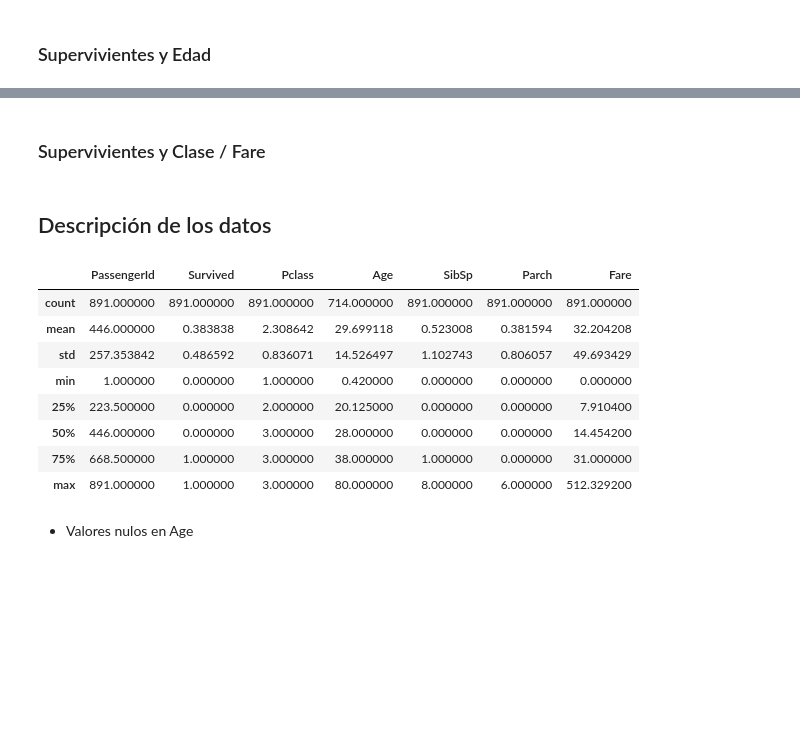
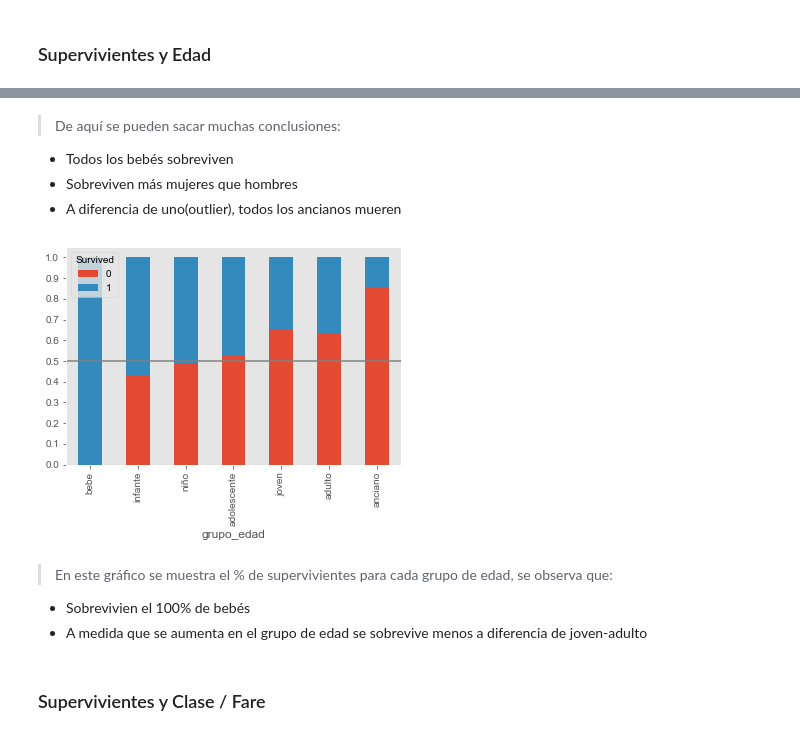
Before and after one commit to Aibloy/Portafolio, a Jupyter notebook: Titanic.ipynb, the cells around one changed output, grey strips where cells are left out. Drawn from its saved outputs; the diff is of its cells as text; code cells hidden in the pictures; blank space fills up the shorter version.

```diff
--- a/Titanic.ipynb
+++ b/Titanic.ipynb
@@ -194,18 +230,26 @@ Name: Sex, dtype: int64
+# %% [markdown]
+> De aquí se pueden sacar muchas conclusiones:
+- Todos los bebés sobreviven
+- Sobreviven más mujeres que hombres
+- A diferencia de uno(outlier), todos los ancianos mueren
+# %%
+def graph_categorical(serie_1, serie_2):
+    "Muestra un gráfico de barras stackeado con porcentajes"
+    ct = pd.crosstab(serie_1,serie_2,normalize=0)
+    ct.plot.bar(stacked=True)
+    plt.yticks(np.arange(0,1.1,0.1))
+    plt.axhline(y=0.5, color='grey', linestyle='-')
+    plt.style.use("ggplot")
+    sns.set_style("white")
+    plt.grid()
+    plt.show()
+
+graph_categorical(data.grupo_edad,data.Survived)
+# %% [output]
+[figure, added]
+# %% [markdown]
+> En este gráfico se muestra el % de supervivientes para cada grupo de edad, se observa que:
+- Sobrevivien el 100% de bebés
+- A medida que se aumenta en el grupo de edad se sobrevive menos a diferencia de joven-adulto
 # %% [markdown]
 ### Supervivientes y Clase / Fare
-# %% [markdown]
-## Descripción de los datos
-# %%
-df0.describe()
-# %% [output]
-|  | PassengerId | Survived | Pclass | Age | SibSp | Parch | Fare |
-| count | 891.000000 | 891.000000 | 891.000000 | 714.000000 | 891.000000 | 891.000000 | 891.000000 |
-| mean | 446.000000 | 0.383838 | 2.308642 | 29.699118 | 0.523008 | 0.381594 | 32.204208 |
-| std | 257.353842 | 0.486592 | 0.836071 | 14.526497 | 1.102743 | 0.806057 | 49.693429 |
-| min | 1.000000 | 0.000000 | 1.000000 | 0.420000 | 0.000000 | 0.000000 | 0.000000 |
-| 25% | 223.500000 | 0.000000 | 2.000000 | 20.125000 | 0.000000 | 0.000000 | 7.910400 |
-| 50% | 446.000000 | 0.000000 | 3.000000 | 28.000000 | 0.000000 | 0.000000 | 14.454200 |
-| 75% | 668.500000 | 1.000000 | 3.000000 | 38.000000 | 1.000000 | 0.000000 | 31.000000 |
-| max | 891.000000 | 1.000000 | 3.000000 | 80.000000 | 8.000000 | 6.000000 | 512.329200 |
-# %% [markdown]
-- Valores nulos en Age
```
Also changed, not shown: parts of 63 cells of this notebook.
